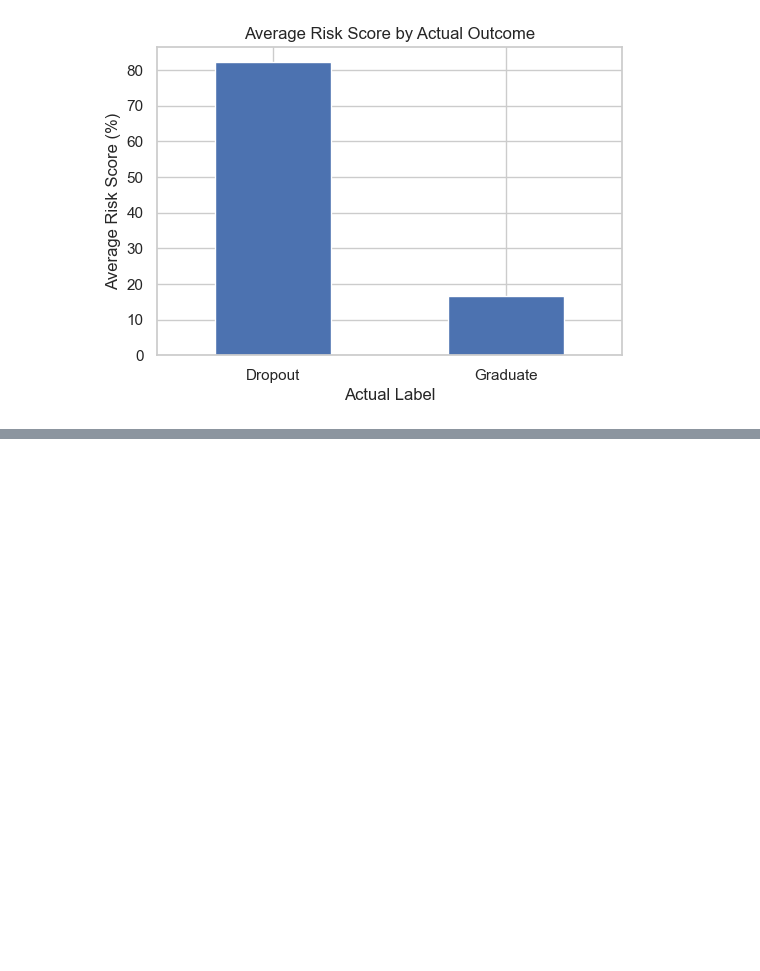
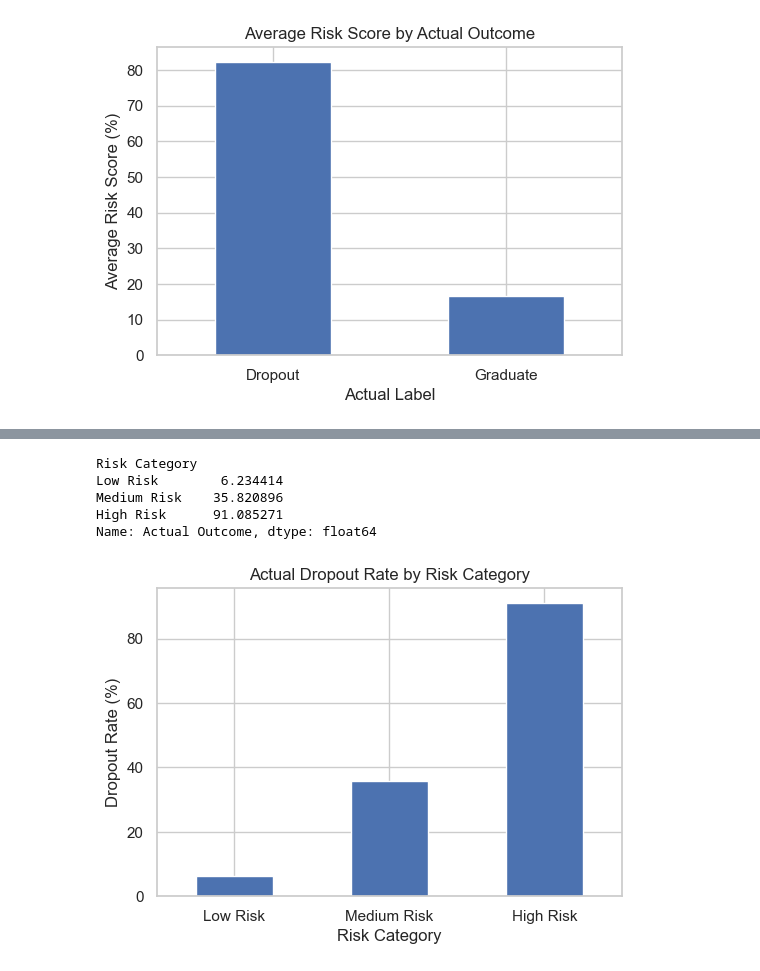
Before and after one commit to DimitarMalamski/student-dropout-predictor, a Jupyter notebook: notebooks/02_student_dropout_risk_scoring.ipynb, the cells around one changed output, grey strips where cells are left out. Cells and saved outputs as stored; diff of their text form; code cells hidden in the pictures; blank space fills up the shorter version.

```diff
--- a/notebooks/02_student_dropout_risk_scoring.ipynb
+++ b/notebooks/02_student_dropout_risk_scoring.ipynb
@@ -689,0 +785,23 @@ plt.show()
+# %%
+dropout_rate_by_category = results_df.groupby("Risk Category")["Actual Outcome"].mean() * 100
+
+dropout_rate_by_category = dropout_rate_by_category.reindex(["Low Risk", "Medium Risk", "High Risk"])
+dropout_rate_by_category
+# %% [output]
+Risk Category
+Low Risk        6.234414
+Medium Risk    35.820896
+High Risk      91.085271
+Name: Actual Outcome, dtype: float64
+# %%
+plt.figure(figsize=(6,4))
+dropout_rate_by_category.plot(kind="bar")
+
+plt.title("Actual Dropout Rate by Risk Category")
+plt.xlabel("Risk Category")
+plt.ylabel("Dropout Rate (%)")
+plt.xticks(rotation=0)
+
+plt.show()
+# %% [output]
+[figure, added]
```
Also changed, not shown: parts of 11 cells of this notebook.
